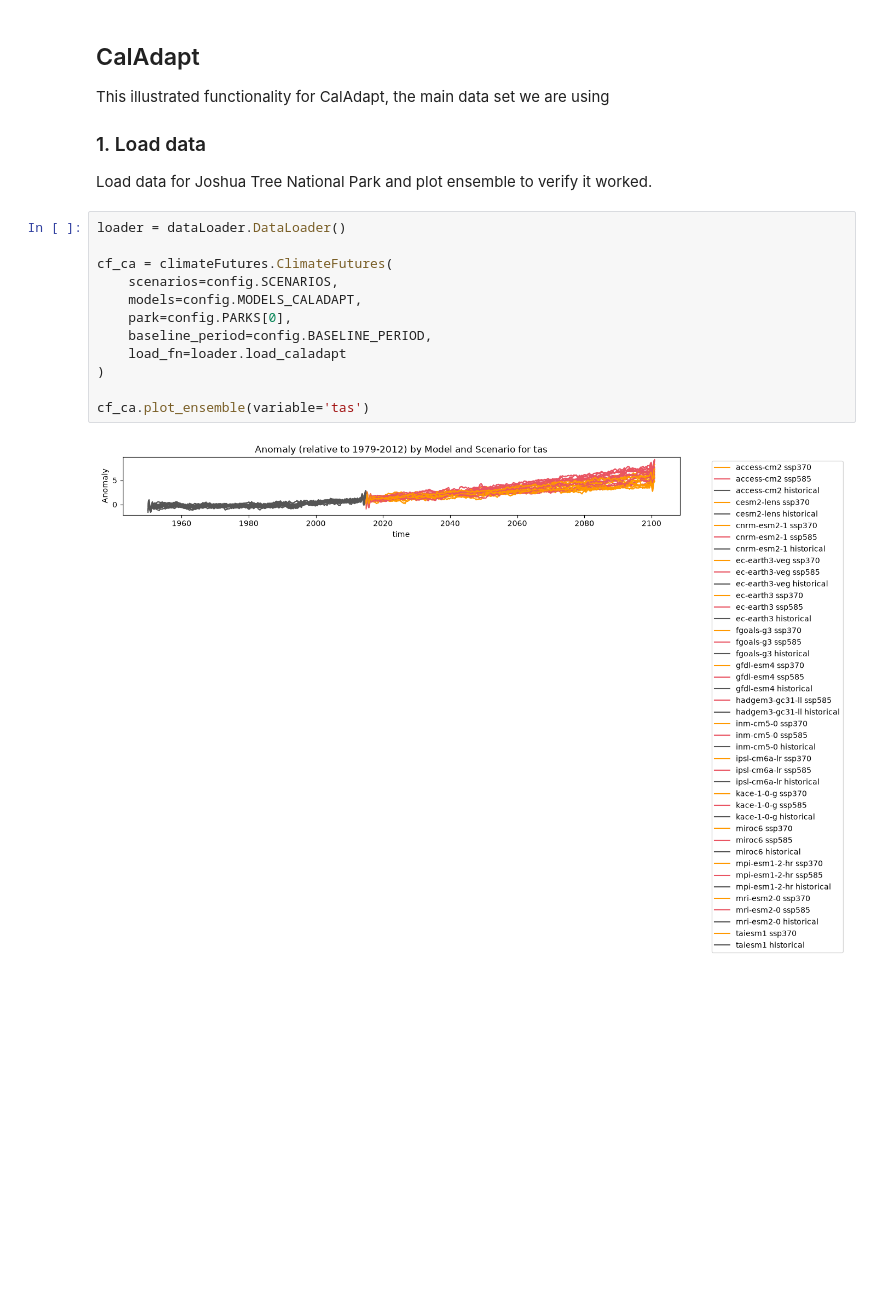
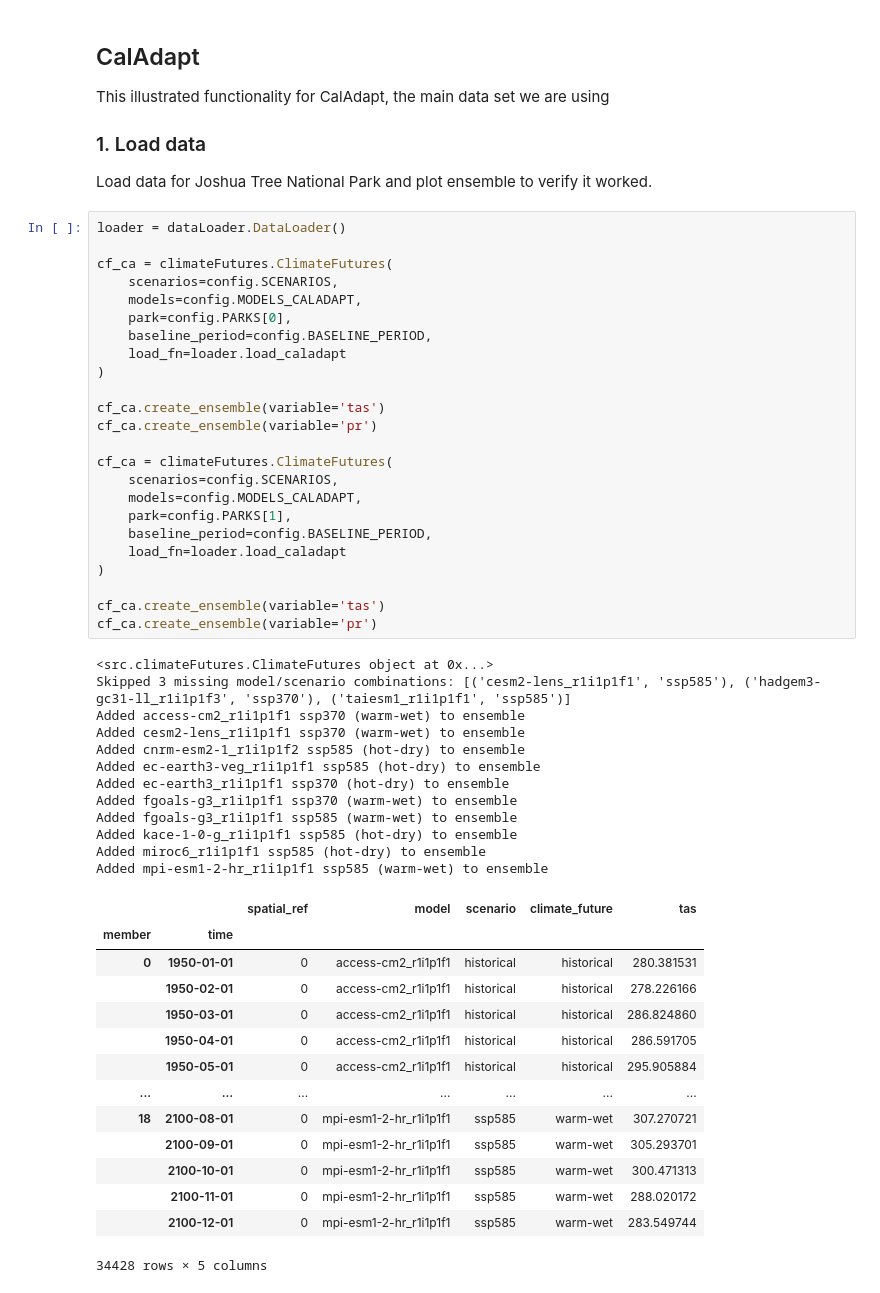
Before and after one commit to SchmidtDSE/climate_futures, a Jupyter notebook: climateFutures.ipynb, the cells around one changed output. Drawn from its saved outputs; the diff is of its cells as text; blank space fills up the shorter version.

```diff
--- a/climateFutures.ipynb
+++ b/climateFutures.ipynb
@@ -37,17 +37,54 @@ Load data for Joshua Tree National Park and plot ensemble to verify it worked.
 # %%
 loader = dataLoader.DataLoader()
 
 cf_ca = climateFutures.ClimateFutures(
     scenarios=config.SCENARIOS,
     models=config.MODELS_CALADAPT,
     park=config.PARKS[0],
     baseline_period=config.BASELINE_PERIOD,
     load_fn=loader.load_caladapt
 )
 
-cf_ca.plot_ensemble(variable='tas')
+cf_ca.create_ensemble(variable='tas')
+cf_ca.create_ensemble(variable='pr')
+
+cf_ca = climateFutures.ClimateFutures(
+    scenarios=config.SCENARIOS,
+    models=config.MODELS_CALADAPT,
+    park=config.PARKS[1],
+    baseline_period=config.BASELINE_PERIOD,
+    load_fn=loader.load_caladapt
+)
+
+cf_ca.create_ensemble(variable='tas')
+cf_ca.create_ensemble(variable='pr')
 # %% [output]
-[figure, removed]
+<src.climateFutures.ClimateFutures object at 0x...>
+Skipped 3 missing model/scenario combinations: [('cesm2-lens_r1i1p1f1', 'ssp585'), ('hadgem3-gc31-ll_r1i1p1f3', 'ssp370'), ('taiesm1_r1i1p1f1', 'ssp585')]
+Added access-cm2_r1i1p1f1 ssp370 (warm-wet) to ensemble
+Added cesm2-lens_r1i1p1f1 ssp370 (warm-wet) to ensemble
+Added cnrm-esm2-1_r1i1p1f2 ssp585 (hot-dry) to ensemble
+Added ec-earth3-veg_r1i1p1f1 ssp585 (hot-dry) to ensemble
+Added ec-earth3_r1i1p1f1 ssp370 (hot-dry) to ensemble
+Added fgoals-g3_r1i1p1f1 ssp370 (warm-wet) to ensemble
+Added fgoals-g3_r1i1p1f1 ssp585 (warm-wet) to ensemble
+Added kace-1-0-g_r1i1p1f1 ssp585 (hot-dry) to ensemble
+Added miroc6_r1i1p1f1 ssp585 (hot-dry) to ensemble
+Added mpi-esm1-2-hr_r1i1p1f1 ssp585 (warm-wet) to ensemble
+|  |  | spatial_ref | model | scenario | climate_future | tas |
+| member | time |  |  |  |  |  |
+| 0 | 1950-01-01 | 0 | access-cm2_r1i1p1f1 | historical | historical | 280.381531 |
+|  | 1950-02-01 | 0 | access-cm2_r1i1p1f1 | historical | historical | 278.226166 |
+|  | 1950-03-01 | 0 | access-cm2_r1i1p1f1 | historical | historical | 286.824860 |
+|  | 1950-04-01 | 0 | access-cm2_r1i1p1f1 | historical | historical | 286.591705 |
+|  | 1950-05-01 | 0 | access-cm2_r1i1p1f1 | historical | historical | 295.905884 |
+| ... | ... | ... | ... | ... | ... | ... |
+| 18 | 2100-08-01 | 0 | mpi-esm1-2-hr_r1i1p1f1 | ssp585 | warm-wet | 307.270721 |
+|  | 2100-09-01 | 0 | mpi-esm1-2-hr_r1i1p1f1 | ssp585 | warm-wet | 305.293701 |
+|  | 2100-10-01 | 0 | mpi-esm1-2-hr_r1i1p1f1 | ssp585 | warm-wet | 300.471313 |
+|  | 2100-11-01 | 0 | mpi-esm1-2-hr_r1i1p1f1 | ssp585 | warm-wet | 288.020172 |
+|  | 2100-12-01 | 0 | mpi-esm1-2-hr_r1i1p1f1 | ssp585 | warm-wet | 283.549744 |
+34428 rows × 5 columns
 # %% [markdown]
 ### 2. Classify
 
```
Also changed, not shown: parts of 4 cells of this notebook, 5 other files.
